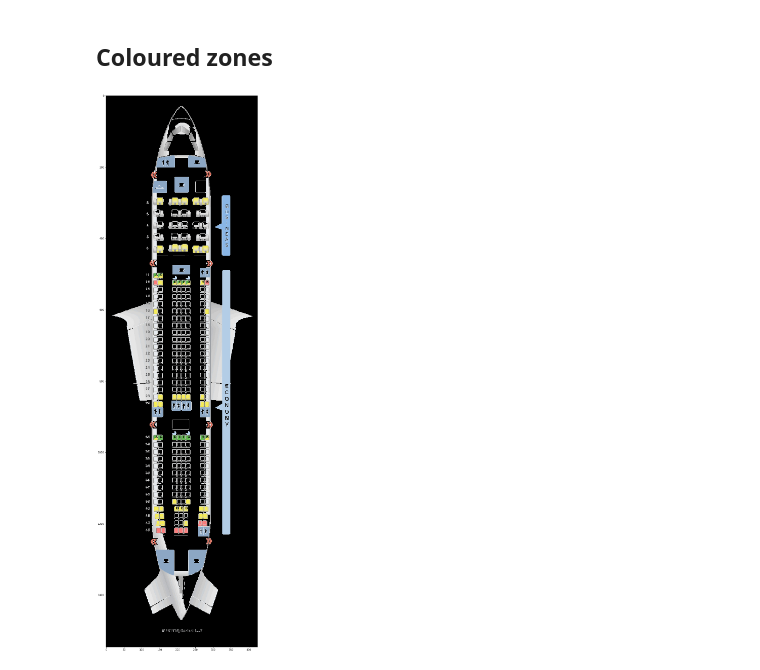
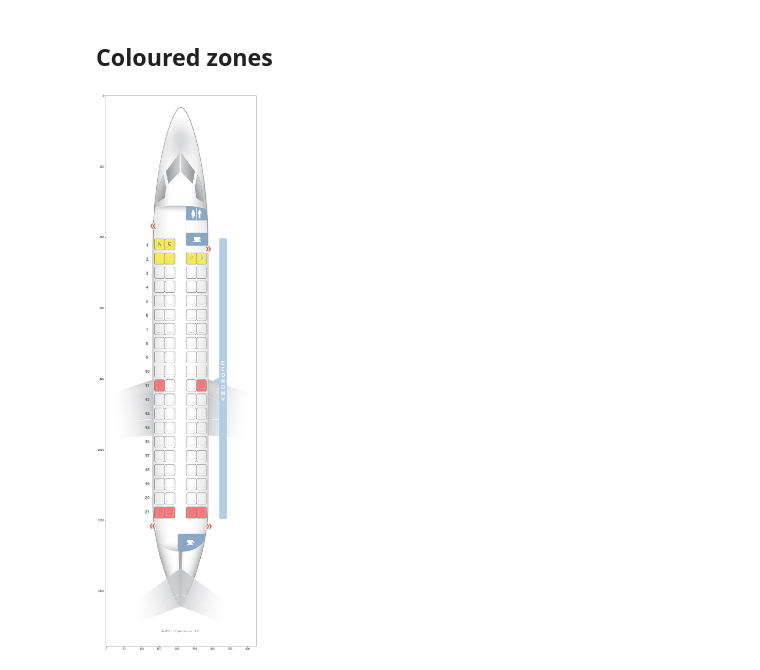
Before and after one commit to vincentnam/ProjetInterpromo2020G8, a Jupyter notebook: William_Azzouza_notebook.ipynb, the cells around one changed output. Saved outputs shown, nothing was run; the diff lists cells and outputs as text; code cells hidden in the pictures.

Commit message:
Pre-process ready for pipeline : 11h45 09/01

```diff
--- a/William_Azzouza_notebook.ipynb
+++ b/William_Azzouza_notebook.ipynb
@@ -154,11 +154,13 @@ def sort_pixel(image):
 
 def visualisation(image):
     plt.figure(figsize=(20,40))
-    plt.imshow(image)
+    plt.imshow(image.astype('uint8'))
+
+def to_RGB(image):
+    return cv.cvtColor(image, cv.COLOR_BGR2RGB)
 
 def save_image(image, out_path, image_name):
-    img_to_save = cv.cvtColor(image, cv.COLOR_RGB2BGR)
-    cv.imwrite(out_path + image_name, img_to_save)
+    plt.imsave(out_path + image_name, image.astype('uint8'))
 # %% [markdown]
 # LAYOUT SEATGURU
 # %%
@@ -223,7 +225,7 @@ plt.imshow(img, cmap='gray')
 ## Coloured zones
 # %%
 COLOURS = {
-    'seatguru': {
+    'LAYOUT SEATGURU': {
         'jpg':{
             "blue":[139, 168, 198],
             "yellow": [247, 237, 86],
@@ -243,7 +245,7 @@ COLOURS = {
             "baby": [197,197,197]
         }
     },
-    'seatmaestro': {
+    'LAYOUT SEATMAESTRO': {
         'png': {
             "blue":[81,101,181],
             "exit": [1,120,175],
@@ -253,7 +255,5 @@ COLOURS = {
         }
     }
 }
-
-DATASETS = {'seatguru':df_layout_seatguru, 'seatmaestro':df_layout_seatmaestro}
 # %%
 def colour_detection(image, colours, epsilon, rgb_len, colour_mode, default_colour):
@@ -300,46 +297,50 @@ def colour_pipeline(input_path, dataset, visual_mode, colours, epsilon, colour_m
     return image_res
 # %%
 # input_path
+LAYOUT = 'LAYOUT SEATGURU'
 input_path = data_path + layout
 
-# image name
-image_name = 'Aer_Lingus_Airbus_A330-200_plane4.jpg'
+image_name = 'Flybe_Q400_plane432.jpg'
 
-# dataset type
-dataset = 'seatguru'
+image = plt.imread(input_path + image_name)
+
 
 # The colours that we want to pre-process
 # If empty the colour inside COLOURS by dataset and image_extension will be selected
 colours = {
-    'white': [255, 255, 255]
+    'black': [0,0,0]
 }
 
 # default colour in order to change some pixels
-default_colour = [0, 0, 0]
+default_colour = [255, 255, 255]
 
 # if True :
 # Choose to replace pixel that corresponds to the colours inside the "colours" dict by it own colour.
 # The other pixel are replaced by the default value
 # if False :
 # Change the colour inside the "colours" dict by the default value (in order to remove them)
 colour_mode = False
 
 # value that can allow to capture more pixel by a defined colour, in order to accept some variation
 # for example the colour [255, 255, 255] and the colour [230, 250, 240] are close but not equals
 epsilon = 20
 
-# Allow to make a visualization if True
-visual_mode = True #
-
 # if colours is empty we use the COLOURS by default that will
 # load the right colours by (dataset, image extension type)
 if not bool(colours):
     # get the image extension
     image_ext = image_name.split('.')[-1]
 
     # get the default colour
-    colours = COLOURS[dataset][image_ext]
+    colours = COLOURS[LAYOUT][image_ext]
 
-img_res = colour_pipeline(input_path, dataset, visual_mode, colours, epsilon, colour_mode, default_colour)
+img_res = colour_pipeline(image, colours, epsilon, colour_mode, default_colour)
+
+# visualisation optional
+# visualisation(img_res)
+
+# save the image optional
+# save_path = data_path + '/'
+# save_image(img_res, save_path, image_name)
 # %% [output]
-[figure, old version]
+[figure, new version]
```
Also changed, not shown: parts of 1 cell of this notebook.
